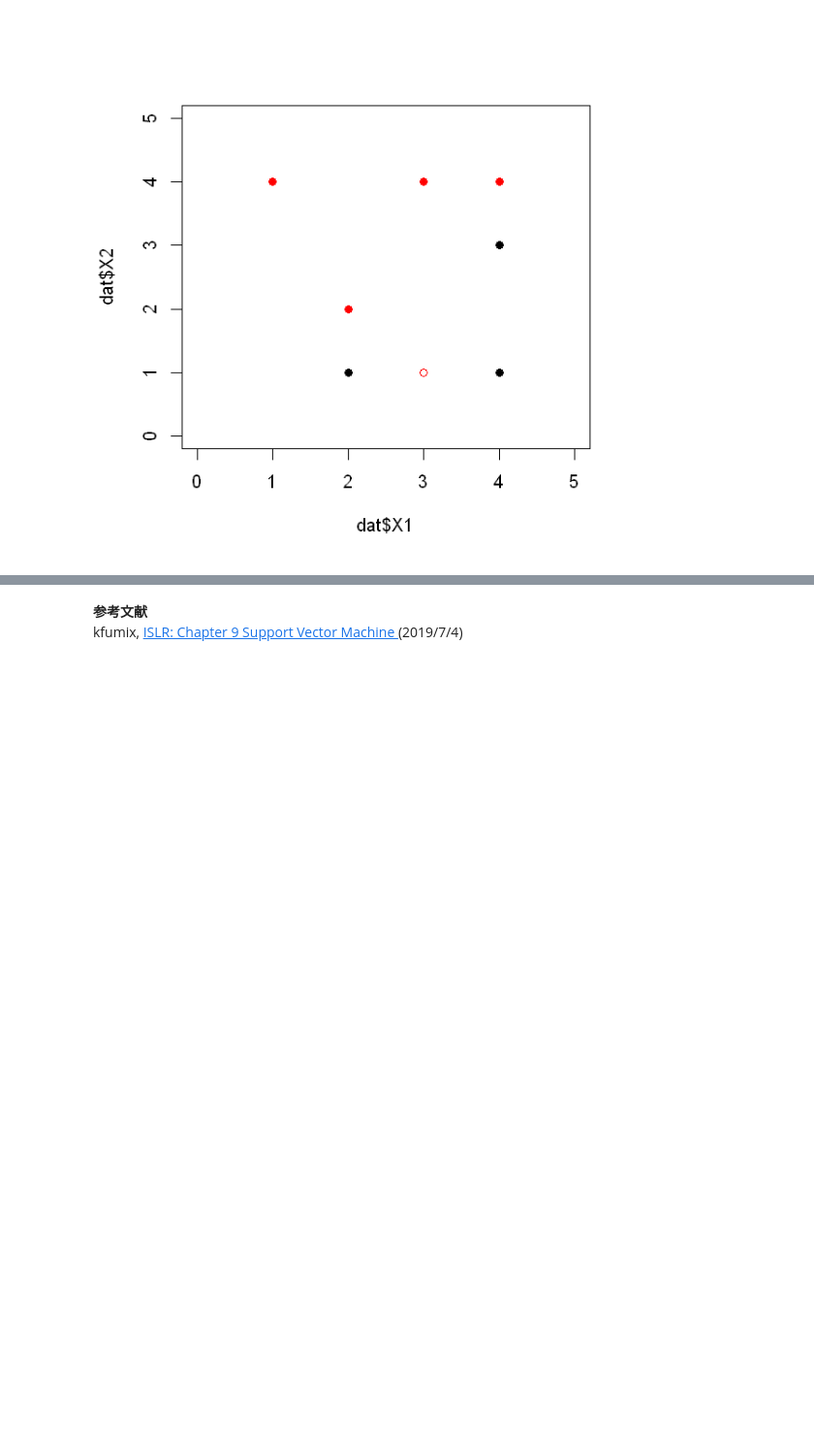
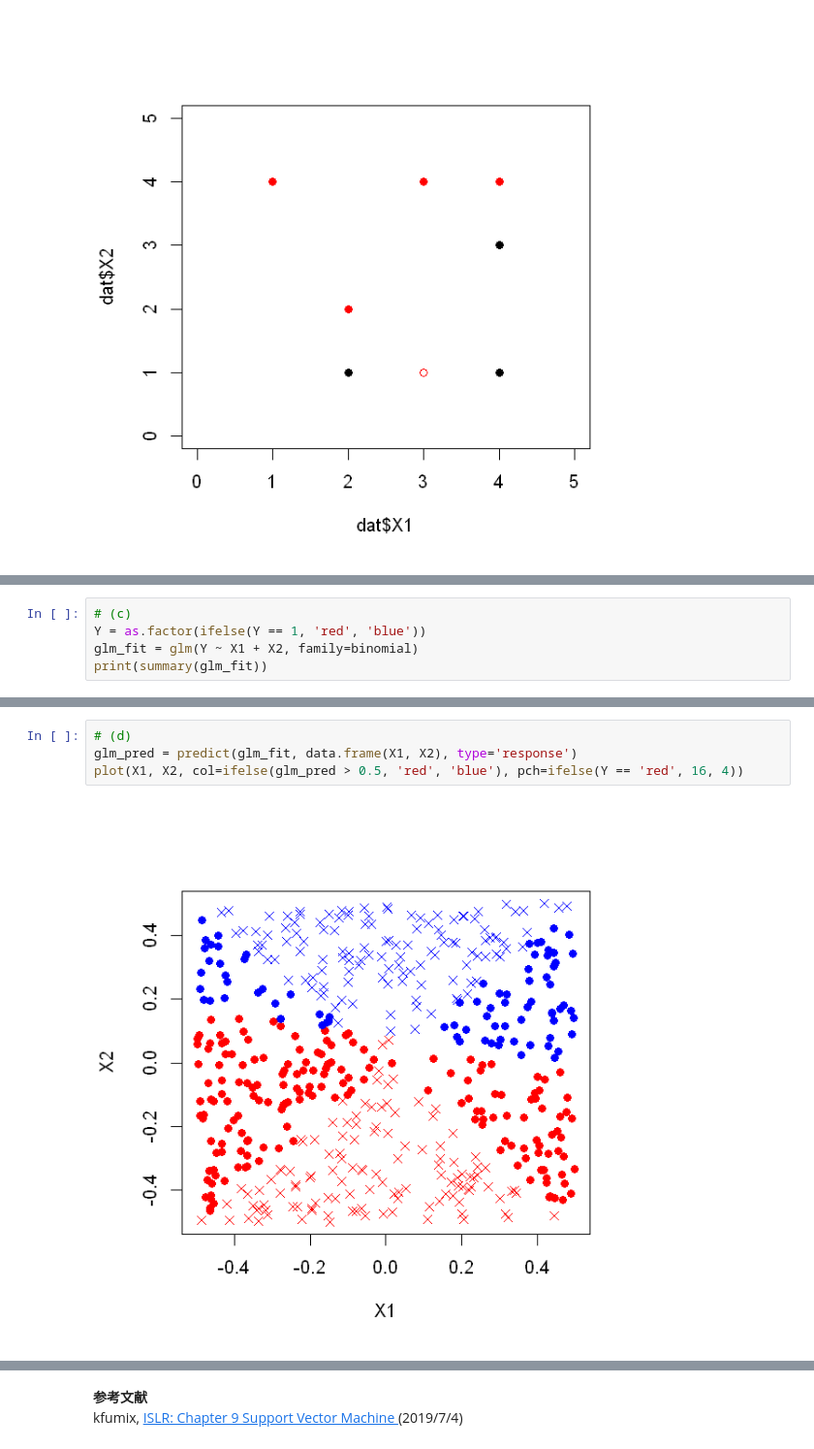
Before and after one commit to yellowmeteor/met_python.github.io, a Jupyter notebook: ISLR/9_Support_Vector_Machines.ipynb, the cells around one changed output, grey strips where cells are left out. Shown at 97% size. Saved outputs shown, nothing was run; the diff lists cells and outputs as text; blank space fills up the shorter version.

```diff
--- a/ISLR/9_Support_Vector_Machines.ipynb
+++ b/ISLR/9_Support_Vector_Machines.ipynb
@@ -576,0 +667,5 @@ points(c(3), c(1), col='red')
+# %%
+# (c)
+Y = as.factor(ifelse(Y == 1, 'red', 'blue'))
+glm_fit = glm(Y ~ X1 + X2, family=binomial)
+print(summary(glm_fit))
@@ -576,0 +693,6 @@ points(c(3), c(1), col='red')
+# %%
+# (d)
+glm_pred = predict(glm_fit, data.frame(X1, X2), type='response')
+plot(X1, X2, col=ifelse(glm_pred > 0.5, 'red', 'blue'), pch=ifelse(Y == 'red', 16, 4))
+# %% [output]
+[figure, added]
```
Also changed, not shown: parts of 23 cells of this notebook.
